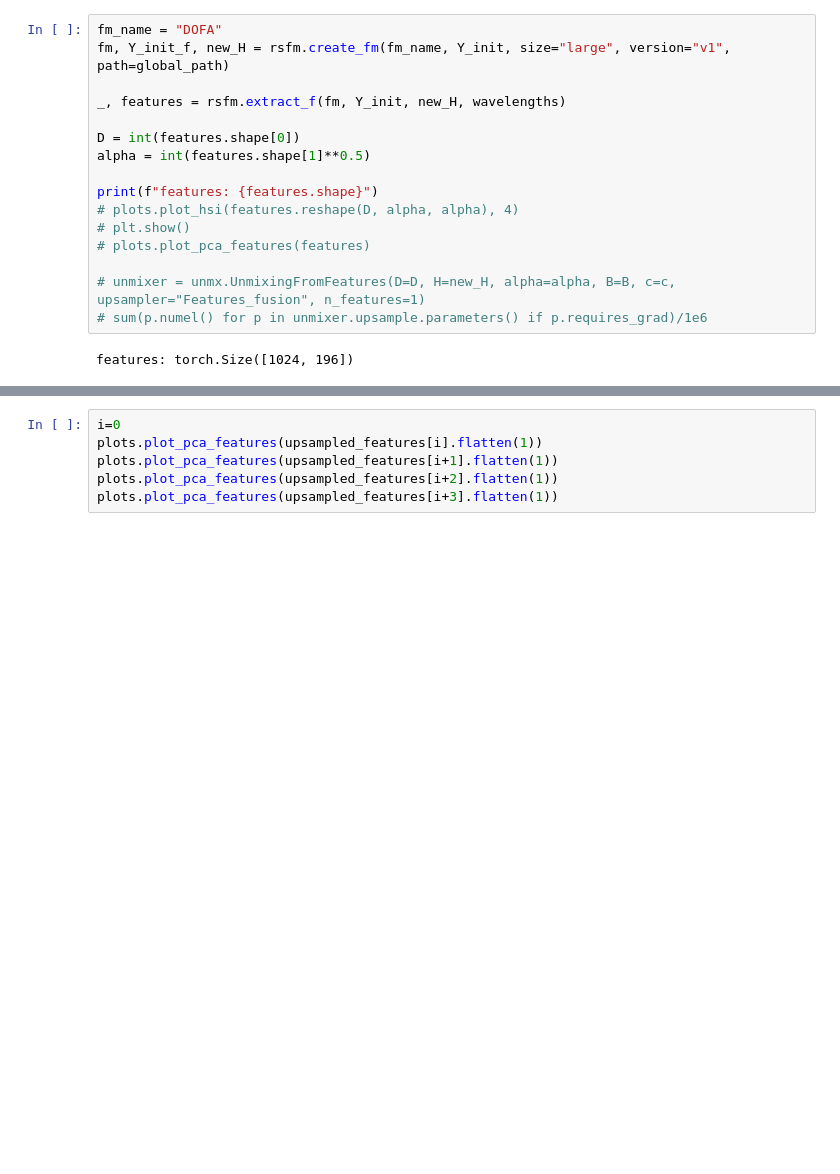
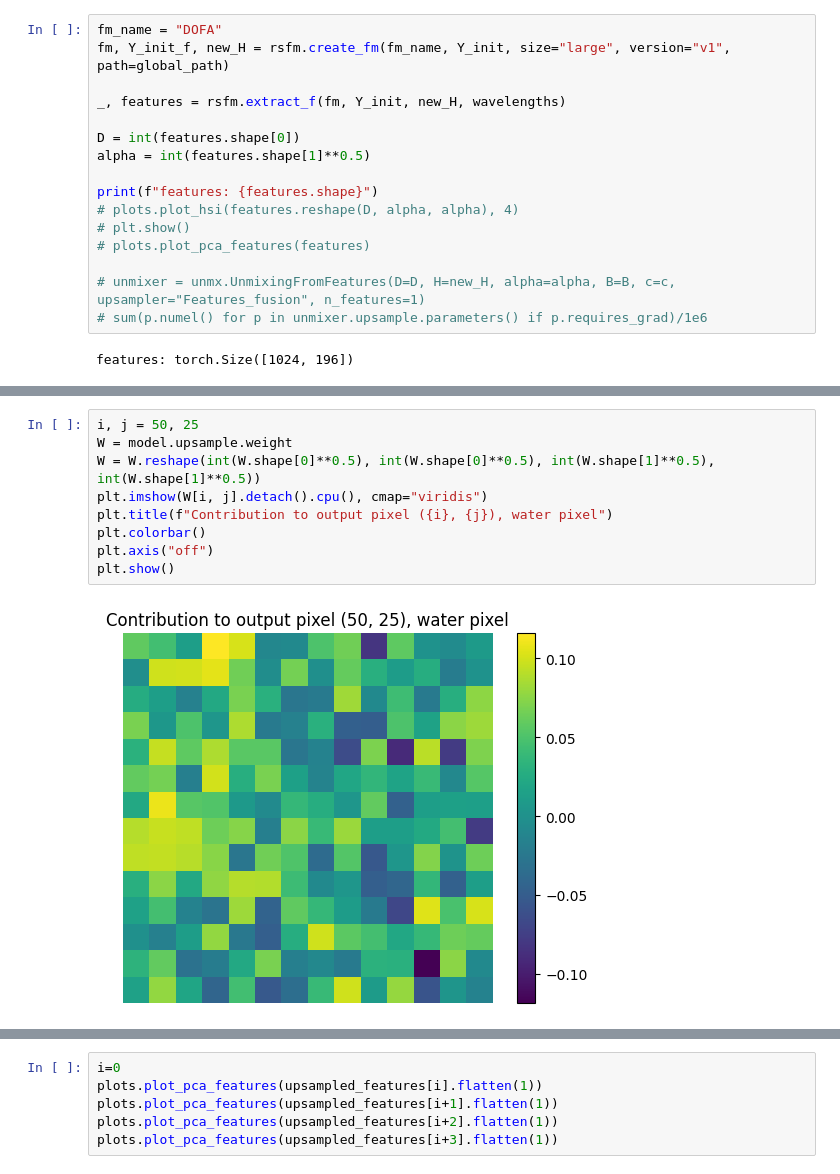
Before and after one commit to edabier/SS-HSU_benchmark, a Jupyter notebook: fm_unmixing.ipynb, the cells around one changed output, grey strips where cells are left out. Cells and saved outputs as stored; diff of their text form; blank space fills up the shorter version.

```diff
--- a/fm_unmixing.ipynb
+++ b/fm_unmixing.ipynb
@@ -173,0 +191,11 @@ Average SAD = 0.1704 ± 0.031, NMSE = 0.2617 ± 0.147
+# %%
+i, j = 50, 25
+W = model.upsample.weight
+W = W.reshape(int(W.shape[0]**0.5), int(W.shape[0]**0.5), int(W.shape[1]**0.5), int(W.shape[1]**0.5))
+plt.imshow(W[i, j].detach().cpu(), cmap="viridis")
+plt.title(f"Contribution to output pixel ({i}, {j}), water pixel")
+plt.colorbar()
+plt.axis("off")
+plt.show()
+# %% [output]
+[figure, added]
```
Also changed, not shown: parts of 5 cells of this notebook, 12 other files.
